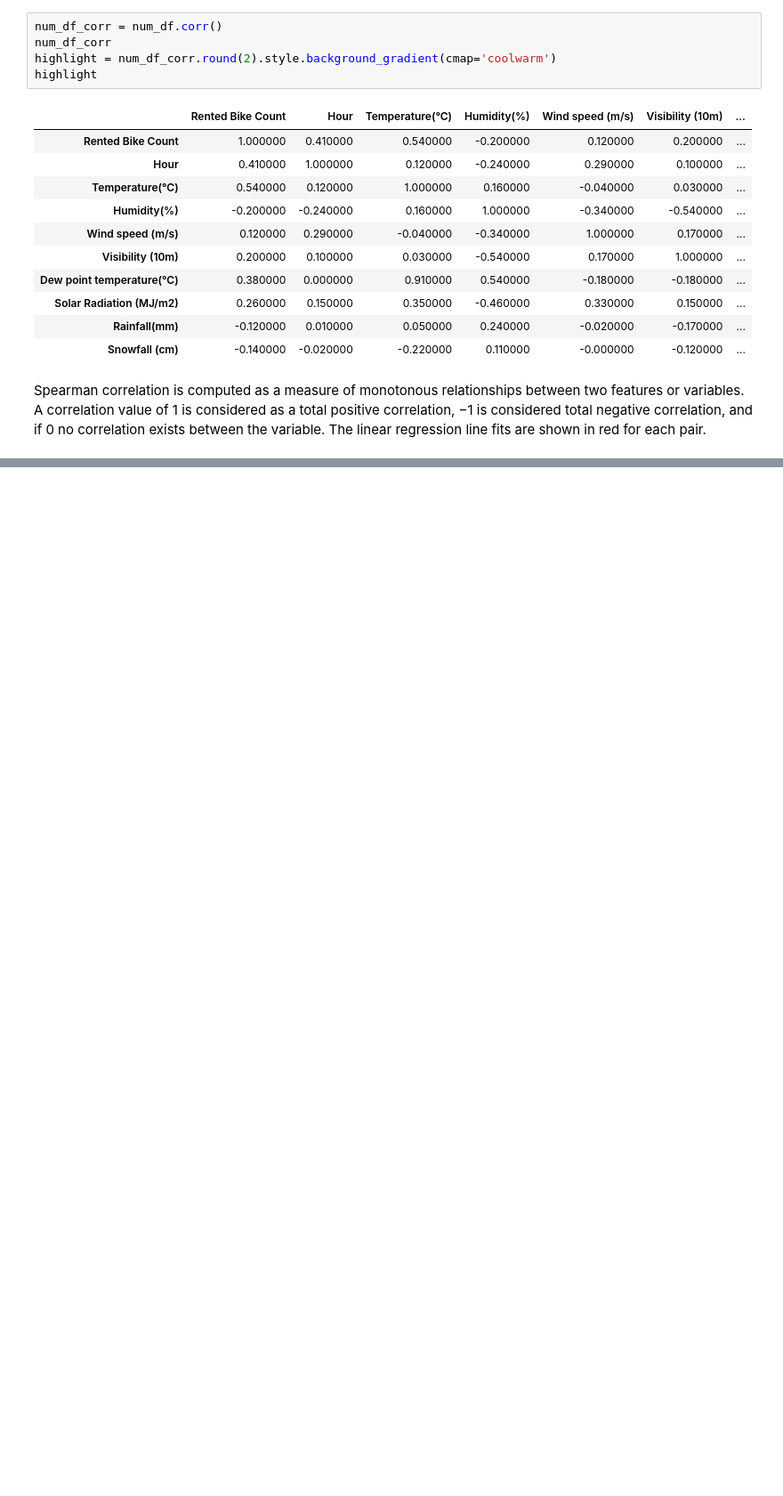
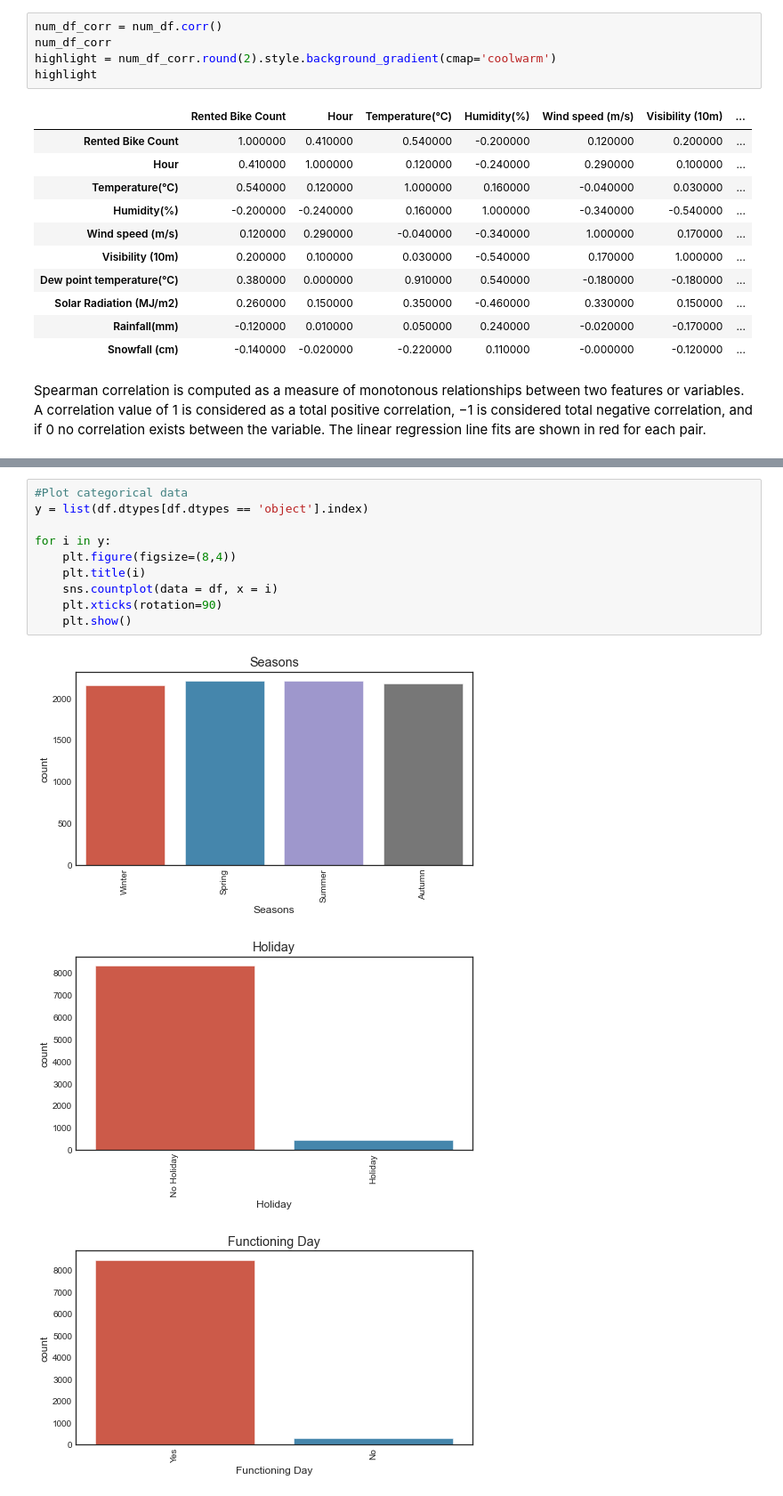
Before and after one commit to sylviandr/Seoul_Bike_Demand_Prediction, a Jupyter notebook: Rental-Bike Seoul/BikeRentalSeoul.ipynb, the cells around one changed output, grey strips where cells are left out. Shown at 89% size. Saved outputs shown, nothing was run; the diff lists cells and outputs as text; blank space fills up the shorter version.

```diff
--- a/Rental-Bike Seoul/BikeRentalSeoul.ipynb
+++ b/Rental-Bike Seoul/BikeRentalSeoul.ipynb
@@ -283,0 +331,14 @@ df['Date'] = pd.to_datetime(df['Date'])
+# %%
+#Plot categorical data
+y = list(df.dtypes[df.dtypes == 'object'].index)
+
+for i in y:
+    plt.figure(figsize=(8,4))
+    plt.title(i)
+    sns.countplot(data = df, x = i)
+    plt.xticks(rotation=90)
+    plt.show()
+# %% [output]
+[figure, added]
+[figure, added]
+[figure, added]
```
Also changed, not shown: parts of 27 cells of this notebook.
